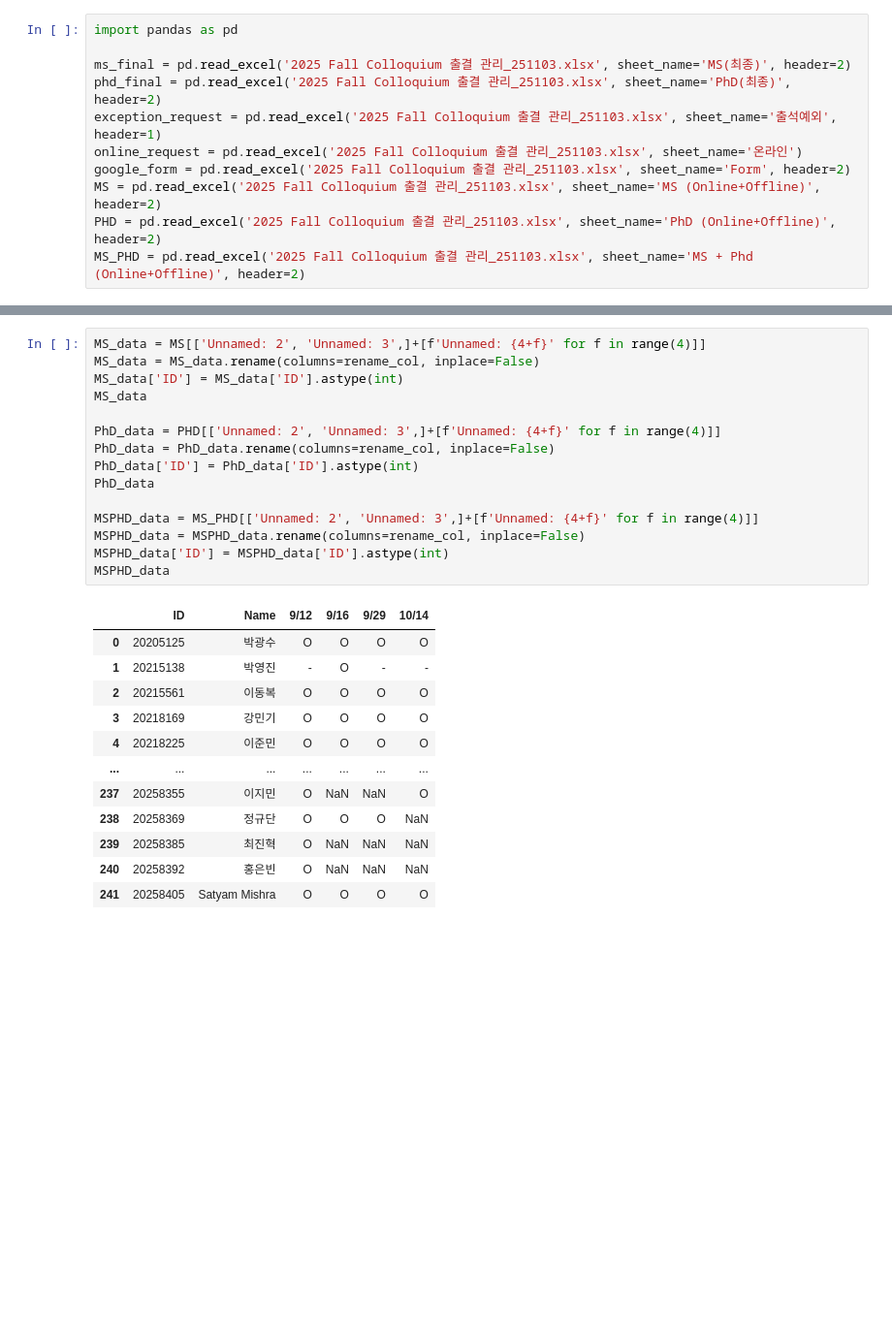
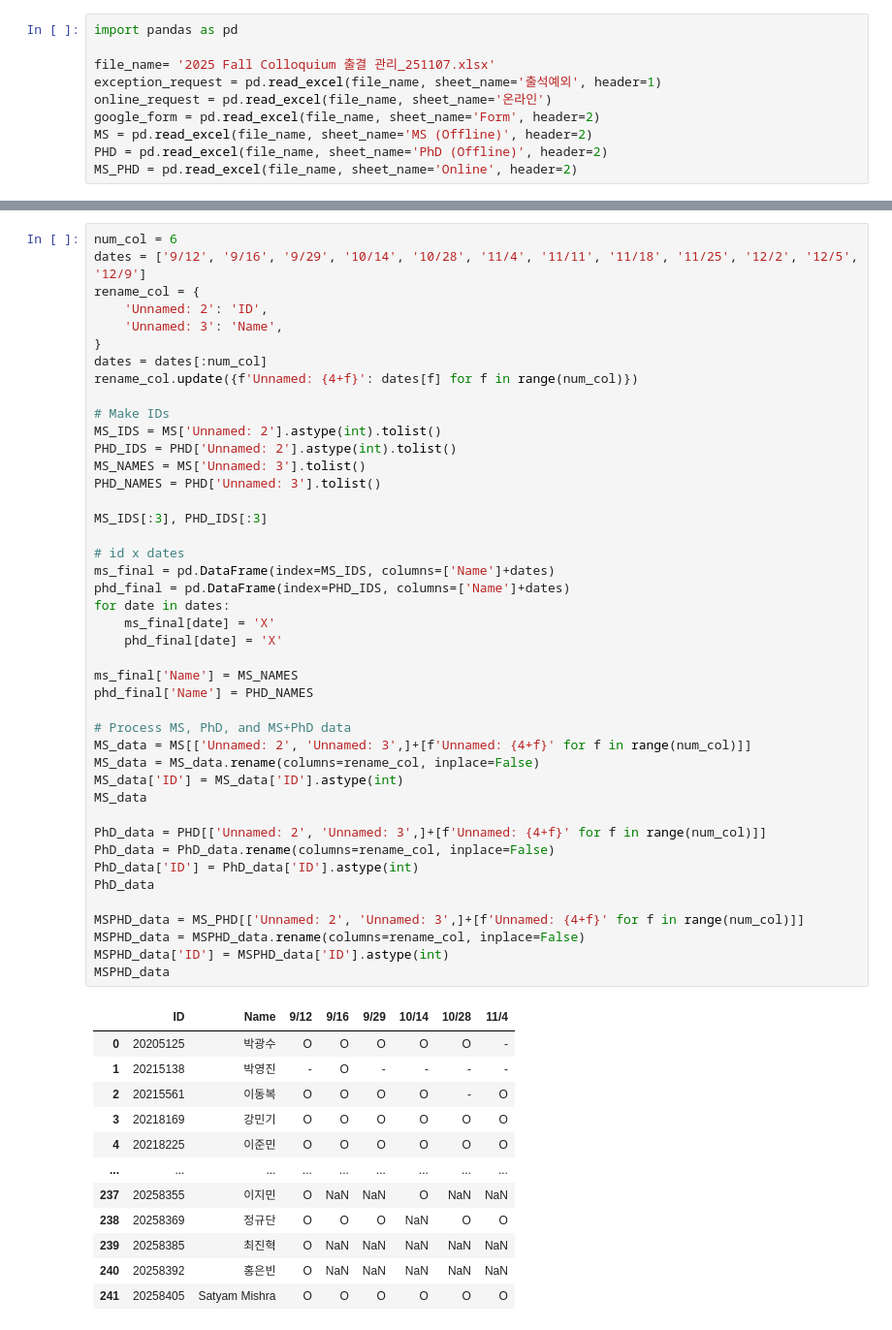
Before and after one commit to leo-bpark/leo-bpark.github.io, a Jupyter notebook: ouptuts/출결관리.ipynb, the cells around one changed output, grey strips where cells are left out. Shown at 97% size. Cells and saved outputs as stored; diff of their text form; blank space fills up the shorter version.

```diff
--- a/ouptuts/출결관리.ipynb
+++ b/ouptuts/출결관리.ipynb
@@ -1,11 +1,10 @@
 # %%
 import pandas as pd
 
-ms_final = pd.read_excel('2025 Fall Colloquium 출결 관리_251103.xlsx', sheet_name='MS(최종)', header=2)
-phd_final = pd.read_excel('2025 Fall Colloquium 출결 관리_251103.xlsx', sheet_name='PhD(최종)', header=2)
-exception_request = pd.read_excel('2025 Fall Colloquium 출결 관리_251103.xlsx', sheet_name='출석예외', header=1)
-online_request = pd.read_excel('2025 Fall Colloquium 출결 관리_251103.xlsx', sheet_name='온라인')
-google_form = pd.read_excel('2025 Fall Colloquium 출결 관리_251103.xlsx', sheet_name='Form', header=2)
-MS = pd.read_excel('2025 Fall Colloquium 출결 관리_251103.xlsx', sheet_name='MS (Online+Offline)', header=2)
-PHD = pd.read_excel('2025 Fall Colloquium 출결 관리_251103.xlsx', sheet_name='PhD (Online+Offline)', header=2)
-MS_PHD = pd.read_excel('2025 Fall Colloquium 출결 관리_251103.xlsx', sheet_name='MS + Phd (Online+Offline)', header=2)
+file_name= '2025 Fall Colloquium 출결 관리_251107.xlsx'
+exception_request = pd.read_excel(file_name, sheet_name='출석예외', header=1)
+online_request = pd.read_excel(file_name, sheet_name='온라인')
+google_form = pd.read_excel(file_name, sheet_name='Form', header=2)
+MS = pd.read_excel(file_name, sheet_name='MS (Offline)', header=2)
+PHD = pd.read_excel(file_name, sheet_name='PhD (Offline)', header=2)
+MS_PHD = pd.read_excel(file_name, sheet_name='Online', header=2)
@@ -92,28 +11,56 @@ google_form_data
 # %%
-MS_data = MS[['Unnamed: 2', 'Unnamed: 3',]+[f'Unnamed: {4+f}' for f in range(4)]]
+num_col = 6
+dates = ['9/12', '9/16', '9/29', '10/14', '10/28', '11/4', '11/11', '11/18', '11/25', '12/2', '12/5', '12/9']
+rename_col = {
+    'Unnamed: 2': 'ID',
+    'Unnamed: 3': 'Name',
+}
+dates = dates[:num_col]
+rename_col.update({f'Unnamed: {4+f}': dates[f] for f in range(num_col)})
+
+# Make IDs
+MS_IDS = MS['Unnamed: 2'].astype(int).tolist()
+PHD_IDS = PHD['Unnamed: 2'].astype(int).tolist()
+MS_NAMES = MS['Unnamed: 3'].tolist()
+PHD_NAMES = PHD['Unnamed: 3'].tolist()
+
+MS_IDS[:3], PHD_IDS[:3]
+
+# id x dates
+ms_final = pd.DataFrame(index=MS_IDS, columns=['Name']+dates)
+phd_final = pd.DataFrame(index=PHD_IDS, columns=['Name']+dates)
+for date in dates:
+    ms_final[date] = 'X'
+    phd_final[date] = 'X'
+
+ms_final['Name'] = MS_NAMES
+phd_final['Name'] = PHD_NAMES
+
+# Process MS, PhD, and MS+PhD data
+MS_data = MS[['Unnamed: 2', 'Unnamed: 3',]+[f'Unnamed: {4+f}' for f in range(num_col)]]
 MS_data = MS_data.rename(columns=rename_col, inplace=False)
 MS_data['ID'] = MS_data['ID'].astype(int)
 MS_data
 
-PhD_data = PHD[['Unnamed: 2', 'Unnamed: 3',]+[f'Unnamed: {4+f}' for f in range(4)]]
+PhD_data = PHD[['Unnamed: 2', 'Unnamed: 3',]+[f'Unnamed: {4+f}' for f in range(num_col)]]
 PhD_data = PhD_data.rename(columns=rename_col, inplace=False)
 PhD_data['ID'] = PhD_data['ID'].astype(int)
 PhD_data
 
-MSPHD_data = MS_PHD[['Unnamed: 2', 'Unnamed: 3',]+[f'Unnamed: {4+f}' for f in range(4)]]
+MSPHD_data = MS_PHD[['Unnamed: 2', 'Unnamed: 3',]+[f'Unnamed: {4+f}' for f in range(num_col)]]
 MSPHD_data = MSPHD_data.rename(columns=rename_col, inplace=False)
 MSPHD_data['ID'] = MSPHD_data['ID'].astype(int)
 MSPHD_data
 # %% [output]
-|  | ID | Name | 9/12 | 9/16 | 9/29 | 10/14 |
-| 0 | 20205125 | 박광수 | O | O | O | O |
-| 1 | 20215138 | 박영진 | - | O | - | - |
-| 2 | 20215561 | 이동복 | O | O | O | O |
-| 3 | 20218169 | 강민기 | O | O | O | O |
-| 4 | 20218225 | 이준민 | O | O | O | O |
-| ... | ... | ... | ... | ... | ... | ... |
-| 237 | 20258355 | 이지민 | O | NaN | NaN | O |
-| 238 | 20258369 | 정규단 | O | O | O | NaN |
-| 239 | 20258385 | 최진혁 | O | NaN | NaN | NaN |
-| 240 | 20258392 | 홍은빈 | O | NaN | NaN | NaN |
-| 241 | 20258405 | Satyam Mishra | O | O | O | O |
+|  | ID | Name | 9/12 | 9/16 | 9/29 | 10/14 | 10/28 | 11/4 |
+| 0 | 20205125 | 박광수 | O | O | O | O | O | - |
+| 1 | 20215138 | 박영진 | - | O | - | - | - | - |
+| 2 | 20215561 | 이동복 | O | O | O | O | - | O |
+| 3 | 20218169 | 강민기 | O | O | O | O | O | O |
+| 4 | 20218225 | 이준민 | O | O | O | O | O | O |
+| ... | ... | ... | ... | ... | ... | ... | ... | ... |
+| 237 | 20258355 | 이지민 | O | NaN | NaN | O | NaN | NaN |
+| 238 | 20258369 | 정규단 | O | O | O | NaN | O | O |
+| 239 | 20258385 | 최진혁 | O | NaN | NaN | NaN | NaN | NaN |
+| 240 | 20258392 | 홍은빈 | O | NaN | NaN | NaN | NaN | NaN |
+| 241 | 20258405 | Satyam Mishra | O | O | O | O | O | O |
```
Also changed, not shown: parts of 15 cells of this notebook, 6 other files.
